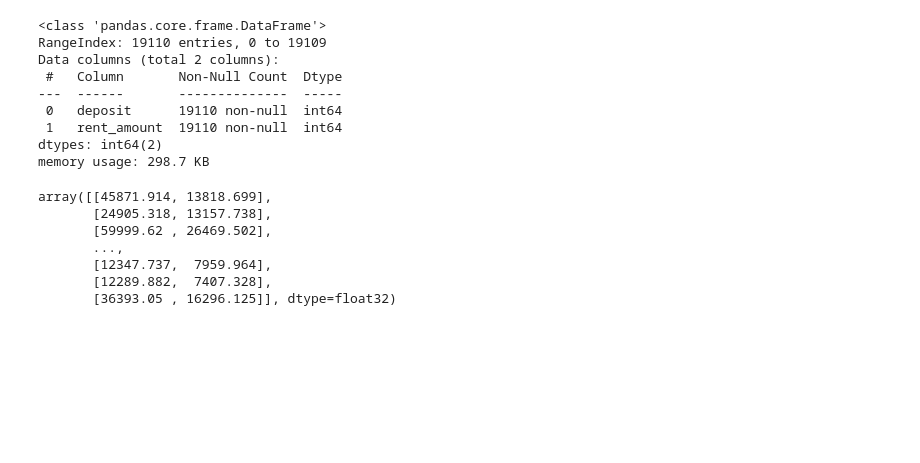
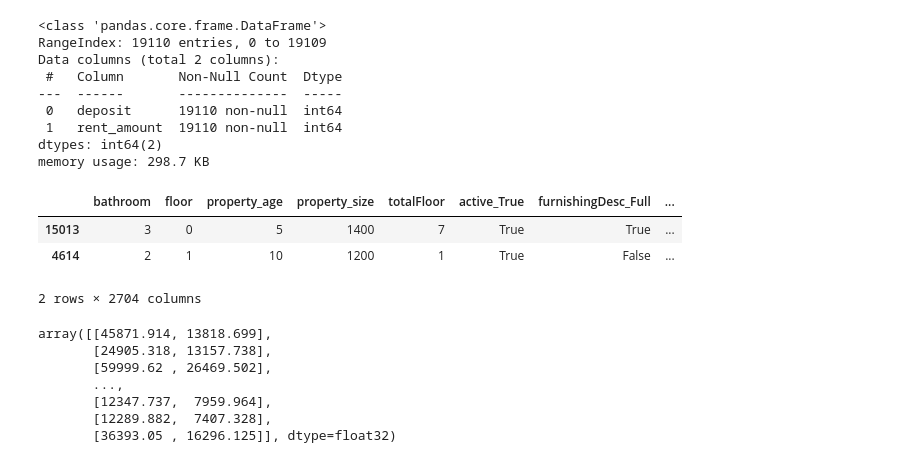
Before and after one commit to vercetti322/EstateVerse-Base-Model, a Jupyter notebook: backend/app/models/xgboost.ipynb, the cells around one changed output. Saved outputs shown, nothing was run; the diff lists cells and outputs as text; code cells hidden in the pictures; blank space fills up the shorter version.

```diff
--- a/backend/app/models/xgboost.ipynb
+++ b/backend/app/models/xgboost.ipynb
@@ -57,6 +57,13 @@ dtypes: int64(2)
 memory usage: 298.7 KB
 # %%
 X_train, X_test, y_train, y_test = train_test_split(X, y, test_size=0.2, random_state=44)
+# %%
+X_test.head(2)
+# %% [output]
+|  | bathroom | floor | property_age | property_size | totalFloor | active_True | furnishingDesc_Full | ... |
+| 15013 | 3 | 0 | 5 | 1400 | 7 | True | True | ... |
+| 4614 | 2 | 1 | 10 | 1200 | 1 | True | False | ... |
+2 rows × 2704 columns
 # %%
 model = XGBRegressor()
 model.fit(X_train, y_train)
```
Also changed, not shown: parts of 6 cells of this notebook, 6 other files.
